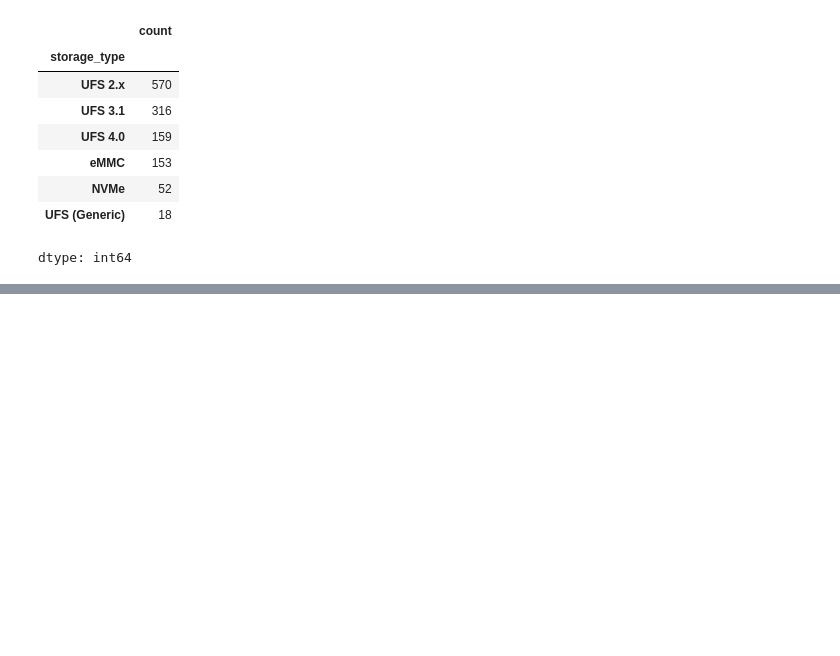
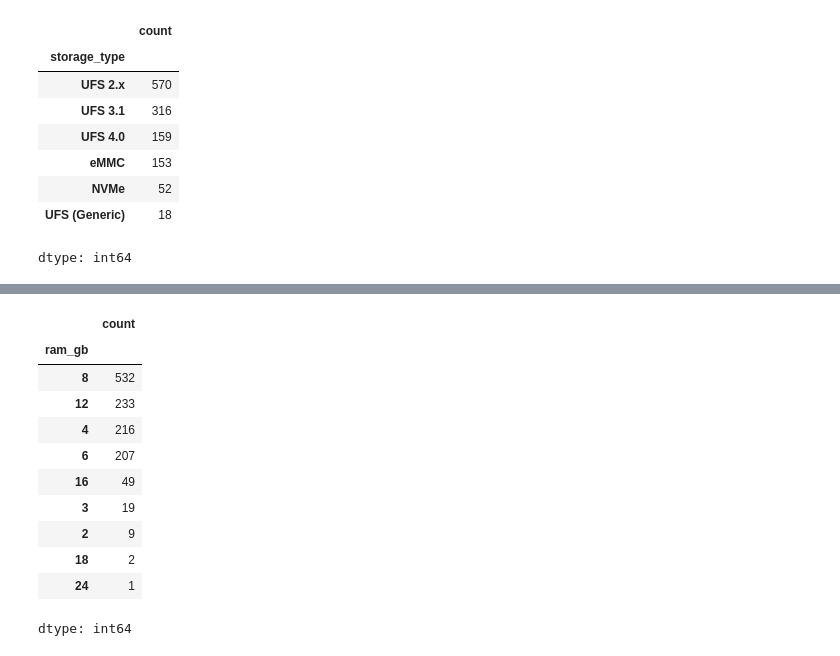
Before and after one commit to rajeshxdatascience/smartphone-recommender-system, a Jupyter notebook: SpecLens_AI_Data_Engineering.ipynb, the cells around one changed output, grey strips where cells are left out. Cells and saved outputs as stored; diff of their text form; code cells hidden in the pictures; blank space fills up the shorter version.

```diff
--- a/SpecLens_AI_Data_Engineering.ipynb
+++ b/SpecLens_AI_Data_Engineering.ipynb
@@ -4816,0 +4838,17 @@ dtype: int64
+# %%
+df['ram_gb'] = df['ram'].str.split(',').str.get(0).str.replace('GB','')
+# %%
+df['ram_gb'].value_counts(dropna=False)
+# %% [output]
+|  | count |
+| ram_gb |  |
+| 8 | 532 |
+| 12 | 233 |
+| 4 | 216 |
+| 6 | 207 |
+| 16 | 49 |
+| 3 | 19 |
+| 2 | 9 |
+| 18 | 2 |
+| 24 | 1 |
+dtype: int64
```
Also changed, not shown: parts of 6 cells of this notebook.
